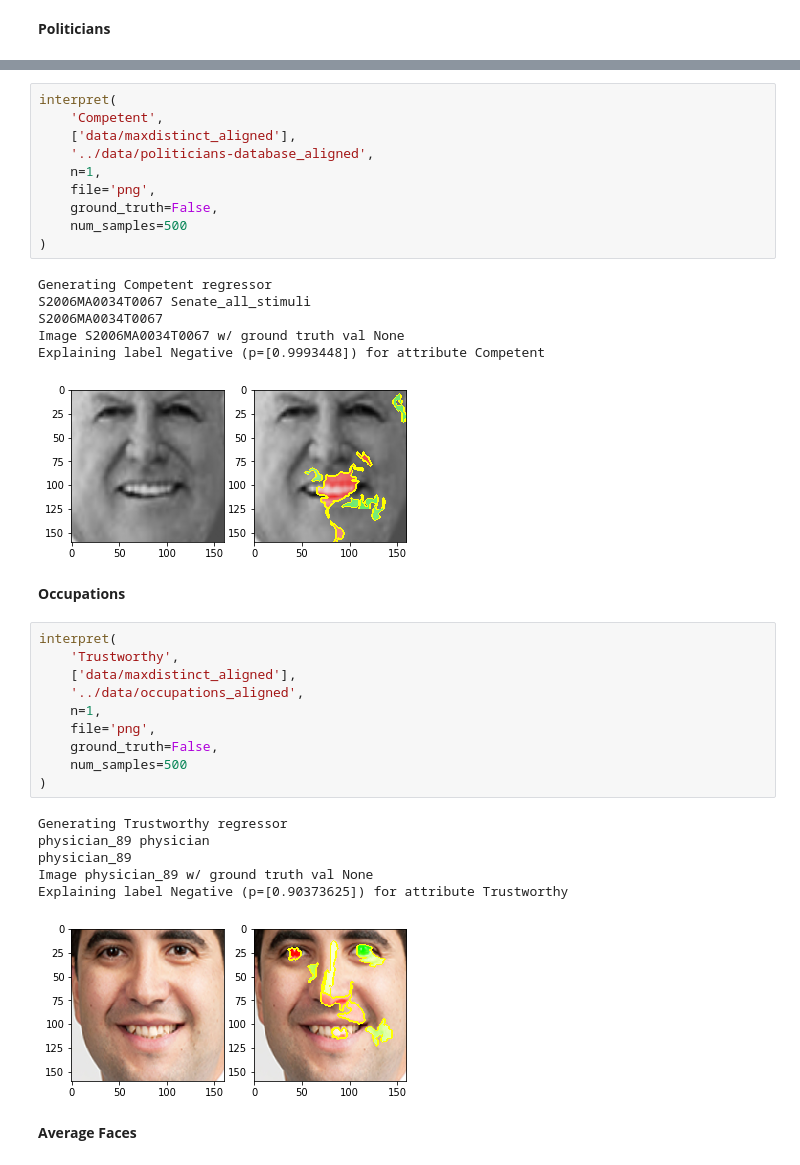
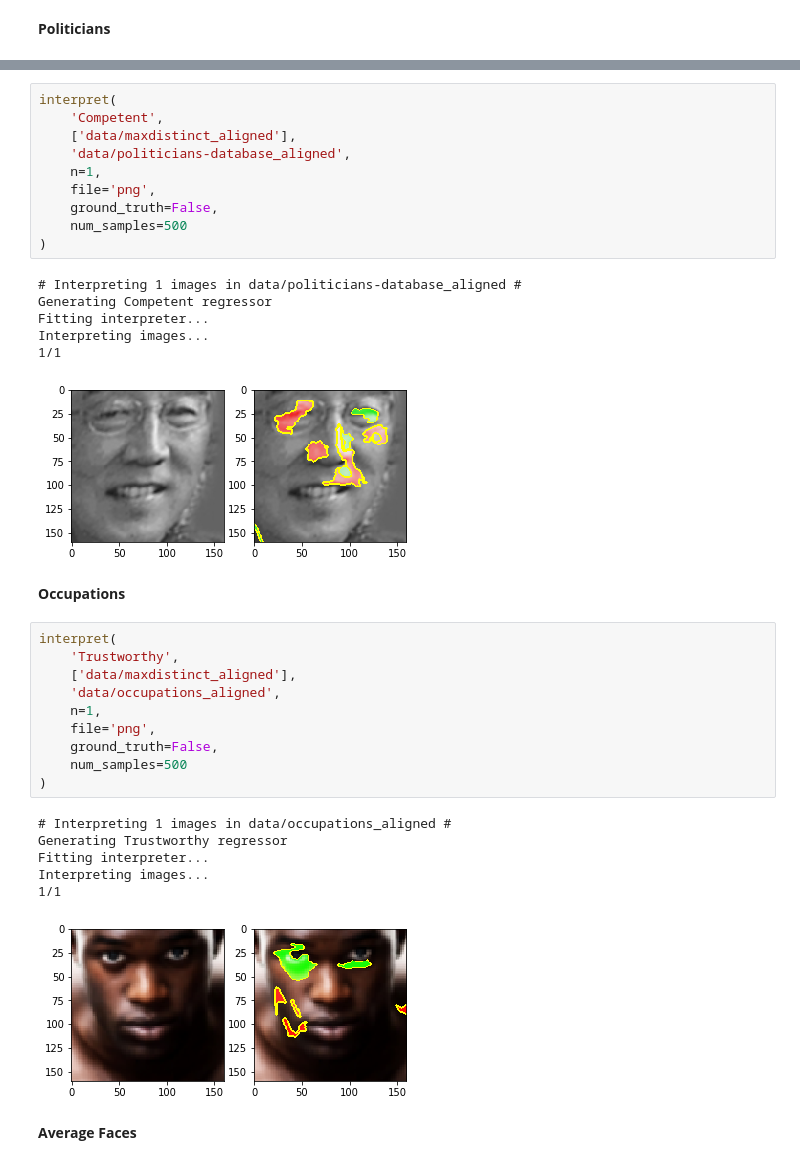
Before and after one commit to ryansteed/learning-appearance-bias, a Jupyter notebook: notebooks/feature-analysis.ipynb, the cells around one changed output, grey strips where cells are left out. Cells and saved outputs as stored; diff of their text form.

```diff
--- a/notebooks/feature-analysis.ipynb
+++ b/notebooks/feature-analysis.ipynb
@@ -469,38 +484,38 @@ clf.score(X_pol, y_pol_bin)
 interpret(
     'Competent',
     ['data/maxdistinct_aligned'],
-    '../data/politicians-database_aligned',
+    'data/politicians-database_aligned',
     n=1,
     file='png',
     ground_truth=False,
     num_samples=500
 )
 # %% [output]
+# Interpreting 1 images in data/politicians-database_aligned #
 Generating Competent regressor
-S2006MA0034T0067 Senate_all_stimuli
-S2006MA0034T0067
-Image S2006MA0034T0067 w/ ground truth val None
-Explaining label Negative (p=[0.9993448]) for attribute Competent
+Fitting interpreter...
+Interpreting images...
+1/1
-[figure, old version]
+[figure, new version]
 # %% [markdown]
 **Occupations**
 # %%
 interpret(
     'Trustworthy',
     ['data/maxdistinct_aligned'],
-    '../data/occupations_aligned',
+    'data/occupations_aligned',
     n=1,
     file='png',
     ground_truth=False,
     num_samples=500
 )
 # %% [output]
+# Interpreting 1 images in data/occupations_aligned #
 Generating Trustworthy regressor
-physician_89 physician
-physician_89
-Image physician_89 w/ ground truth val None
-Explaining label Negative (p=[0.90373625]) for attribute Trustworthy
+Fitting interpreter...
+Interpreting images...
+1/1
-[figure, old version]
+[figure, new version]
 # %% [markdown]
 **Average Faces**
 # %%
```
Also changed, not shown: parts of 37 cells of this notebook, 11 other files.
